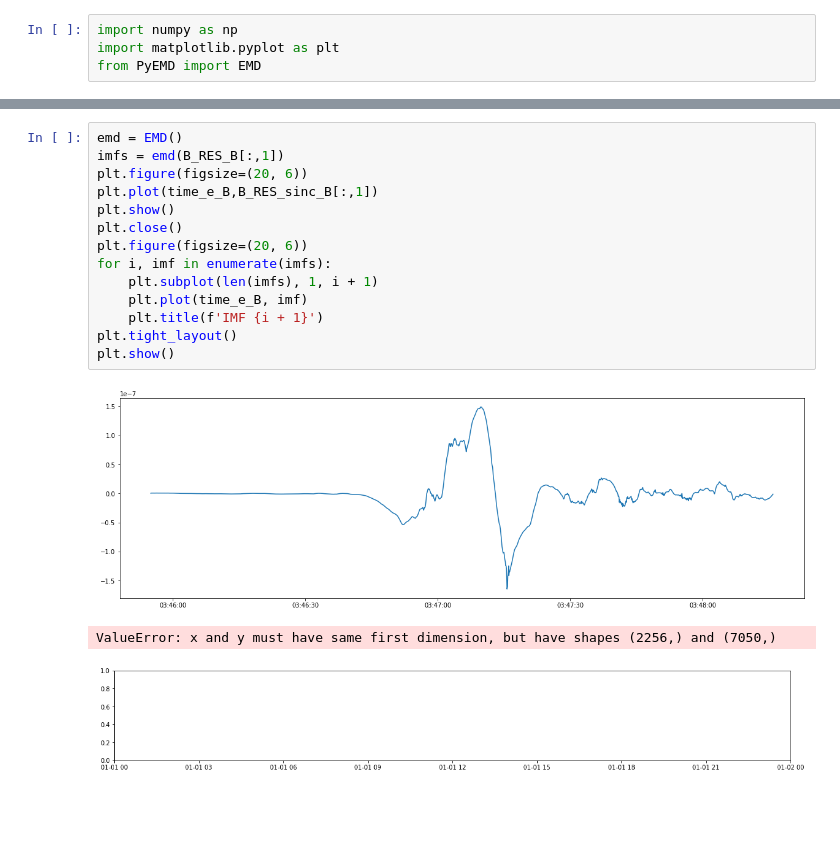
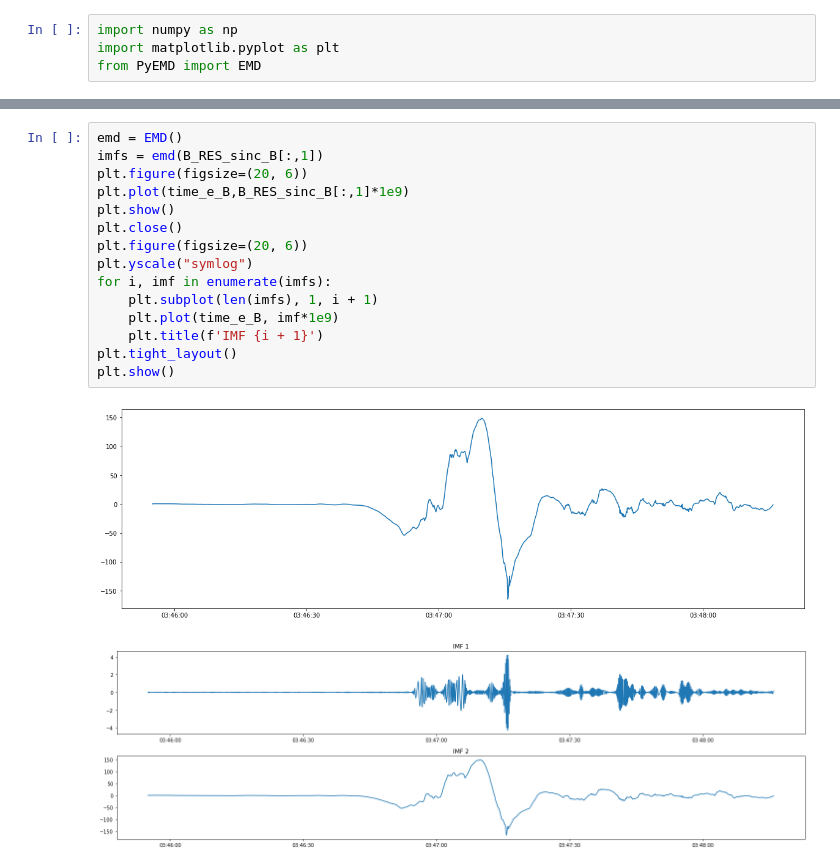
Before and after one commit to CassandraAuri/Physics_Work, a Jupyter notebook: Aurora_Work/alfven_panel.ipynb, the cells around one changed output, grey strips where cells are left out. Saved outputs shown, nothing was run; the diff lists cells and outputs as text; blank space fills up the shorter version.

```diff
--- a/Aurora_Work/alfven_panel.ipynb
+++ b/Aurora_Work/alfven_panel.ipynb
@@ -281,18 +284,18 @@ print(len(time_e_B) , len(B_RES_sinc_B[:,1]))
 # %%
 emd = EMD()
-imfs = emd(B_RES_B[:,1])
+imfs = emd(B_RES_sinc_B[:,1])
 plt.figure(figsize=(20, 6))
-plt.plot(time_e_B,B_RES_sinc_B[:,1])
+plt.plot(time_e_B,B_RES_sinc_B[:,1]*1e9)
 plt.show()
 plt.close()
 plt.figure(figsize=(20, 6))
+plt.yscale("symlog")
 for i, imf in enumerate(imfs):
     plt.subplot(len(imfs), 1, i + 1)
-    plt.plot(time_e_B, imf)
+    plt.plot(time_e_B, imf*1e9)
     plt.title(f'IMF {i + 1}')
 plt.tight_layout()
 plt.show()
 # %% [output]
-[figure, old version]
+[figure, new version]
-ValueError: x and y must have same first dimension, but have shapes (2256,) and (7050,)
-[figure, old version]
+[figure, new version]
```
Also changed, not shown: parts of 2 cells of this notebook, 3 other files.
